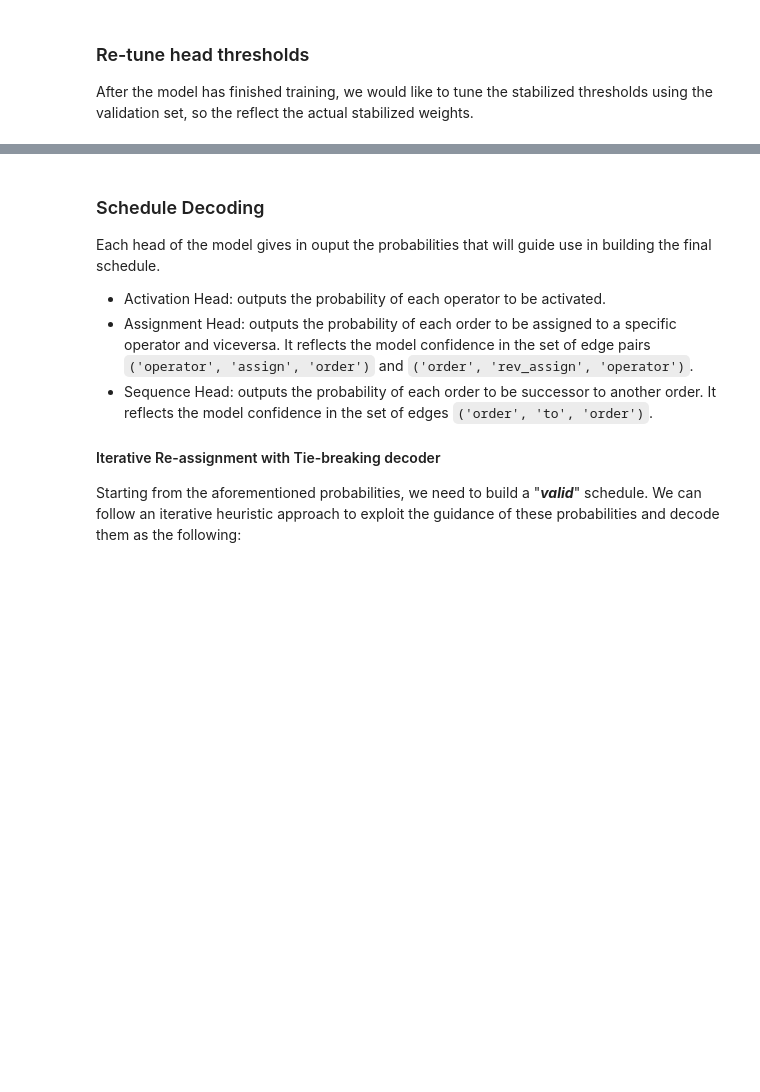
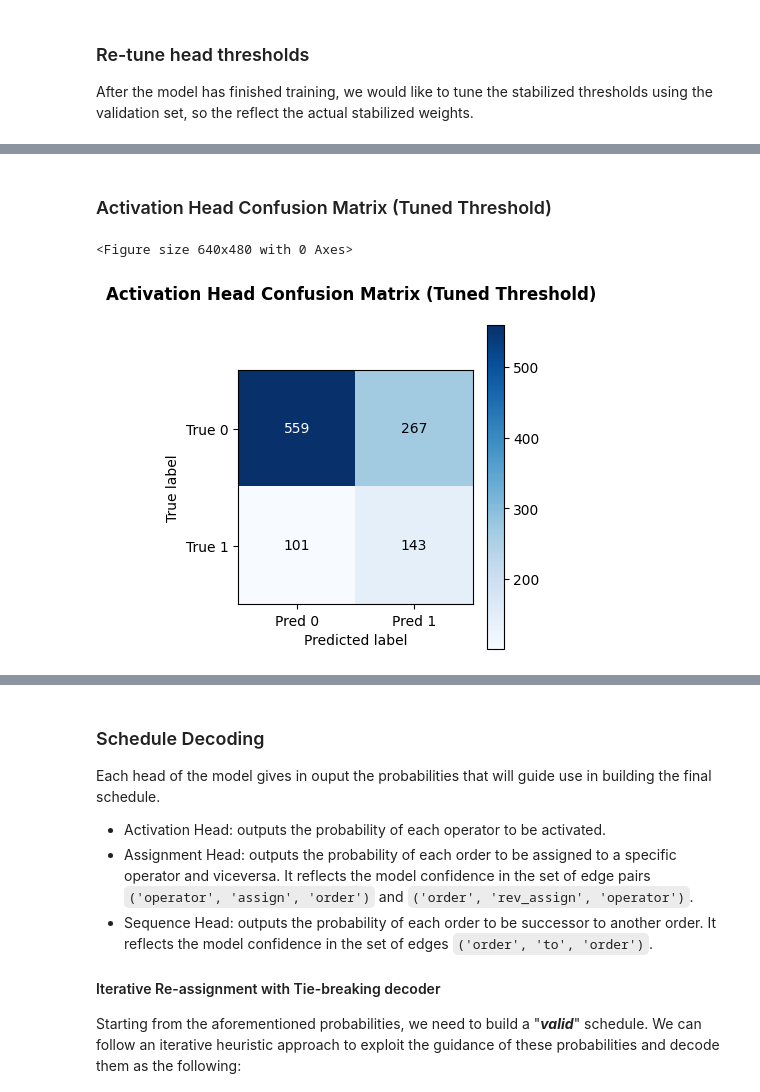
Before and after one commit to Abudo-S/ManualWarehouseOptimization, a Jupyter notebook: ManualWarehouseOptimization_GNN.ipynb, the cells around one changed output, grey strips where cells are left out. Saved outputs shown, nothing was run; the diff lists cells and outputs as text; code cells hidden in the pictures; blank space fills up the shorter version.

Commit message:
Add cm per head with tuned thresholds after training phase.

```diff
--- a/ManualWarehouseOptimization_GNN.ipynb
+++ b/ManualWarehouseOptimization_GNN.ipynb
@@ -1264,13 +1264,3 @@ confusion_matrix_plot(cumulative_seq_cm, title='Sequencing Head Confusion Matrix
 # %% [markdown]
 ### Re-tune head thresholds
 After the model has finished training, we would like to tune the stabilized thresholds using the validation set, so the reflect the actual stabilized weights.
-# %%
-gnnHyperparamEvaluator = GnnHyperparameterEvaluator(model=model,
-                                                    schedule_dataset=dataset,
-                                                    batch_size=BATCH_SIZE,
-                                                    learning_rate=LEARNING_RATE,
-                                                    n_epochs=NUM_EPOCHS,
-                                                    tune_multiple_thresholds=True) #tune separate threshold per head
-
-#tune only head thresholds
-best_threshold, best_f1 = gnnHyperparamEvaluator.tune_threshold()
@@ -1284,0 +1267,22 @@ gnnHyperparamEvaluator = GnnHyperparameterEvaluator(model=model,
+# %%
+#tune threshold per activation head
+best_activation_threshold, best_activation_f1 = gnnHyperparamEvaluator.tune_threshold("activation")
+
+#tune threshold per assignment head
+best_assignment_threshold, best_assignment_f1 = gnnHyperparamEvaluator.tune_threshold("assignment")
+
+#tune threshold per sequence head
+best_sequence_threshold, best_sequence_f1 = gnnHyperparamEvaluator.tune_threshold("sequence")
+
+
+#make sure that the trained model is loaded
+#model.load_model()
+schedule_evaluator = ScheduleEvaluator(model=model,
+                                        schedule_dataset=dataset,
+                                        batch_size=best_conf['batch_size'],
+                                        act_threshold=best_activation_threshold,
+                                        assign_threshold=best_assignment_threshold,
+                                        seq_threshold=best_sequence_threshold
+                                        )
+
+evaluation_results = schedule_evaluator.evaluate()
@@ -1284,0 +1307,7 @@ gnnHyperparamEvaluator = GnnHyperparameterEvaluator(model=model,
+# %% [markdown]
+### Activation Head Confusion Matrix (Tuned Threshold)
+# %%
+confusion_matrix_plot(evaluation_results['act_cm'], title='Activation Head Confusion Matrix (Tuned Threshold)')
+# %% [output]
+<Figure size 640x480 with 0 Axes>
+[figure, added]
```
Also changed, not shown: parts of 7 cells of this notebook.
